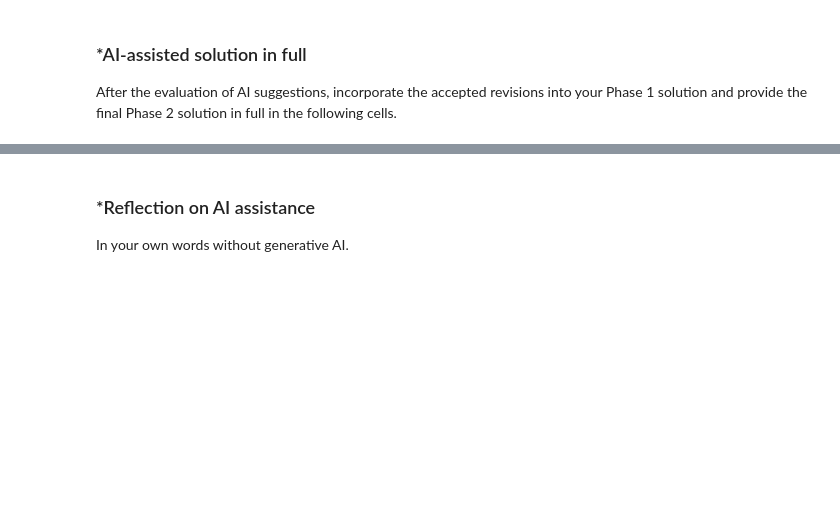
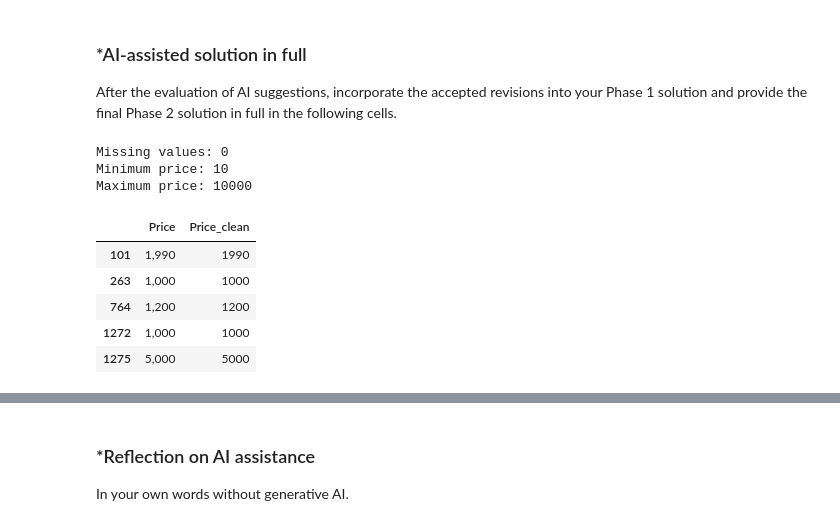
Before and after one commit to rushilnanga/A01-data-wrangling, a Jupyter notebook: notebook.ipynb, the cells around one changed output, grey strips where cells are left out. Cells and saved outputs as stored; diff of their text form; code cells hidden in the pictures; blank space fills up the shorter version.

```diff
--- a/notebook.ipynb
+++ b/notebook.ipynb
@@ -248,3 +261,36 @@ Keep Phase 1 frozen.
 After the evaluation of AI suggestions, incorporate the accepted revisions into your Phase 1 solution and provide the final Phase 2 solution in full in the following cells.
 # %%
 # Your Phase 2 solution to the problem goes here.
+airbnb = pd.read_csv("./data/airbnb_hw.csv")
+
+airbnb["Price_clean"] = (
+    airbnb["Price"]
+    .astype("string")
+    .str.strip()
+    .str.replace("$", "", regex=False)
+    .str.replace(",", "", regex=False)
+)
+
+airbnb["Price_clean"] = pd.to_numeric(
+    airbnb["Price_clean"],
+    errors="coerce"
+)
+
+print("Missing values:", airbnb["Price_clean"].isna().sum())
+print("Minimum price:", airbnb["Price_clean"].min())
+print("Maximum price:", airbnb["Price_clean"].max())
+
+airbnb.loc[
+    airbnb["Price"].astype("string").str.contains(",", na=False),
+    ["Price", "Price_clean"]
+].head()
+# %% [output]
+Missing values: 0
+Minimum price: 10
+Maximum price: 10000
+|  | Price | Price_clean |
+| 101 | 1,990 | 1990 |
+| 263 | 1,000 | 1000 |
+| 764 | 1,200 | 1200 |
+| 1272 | 1,000 | 1000 |
+| 1275 | 5,000 | 5000 |
```
Also changed, not shown: parts of 10 cells of this notebook.
